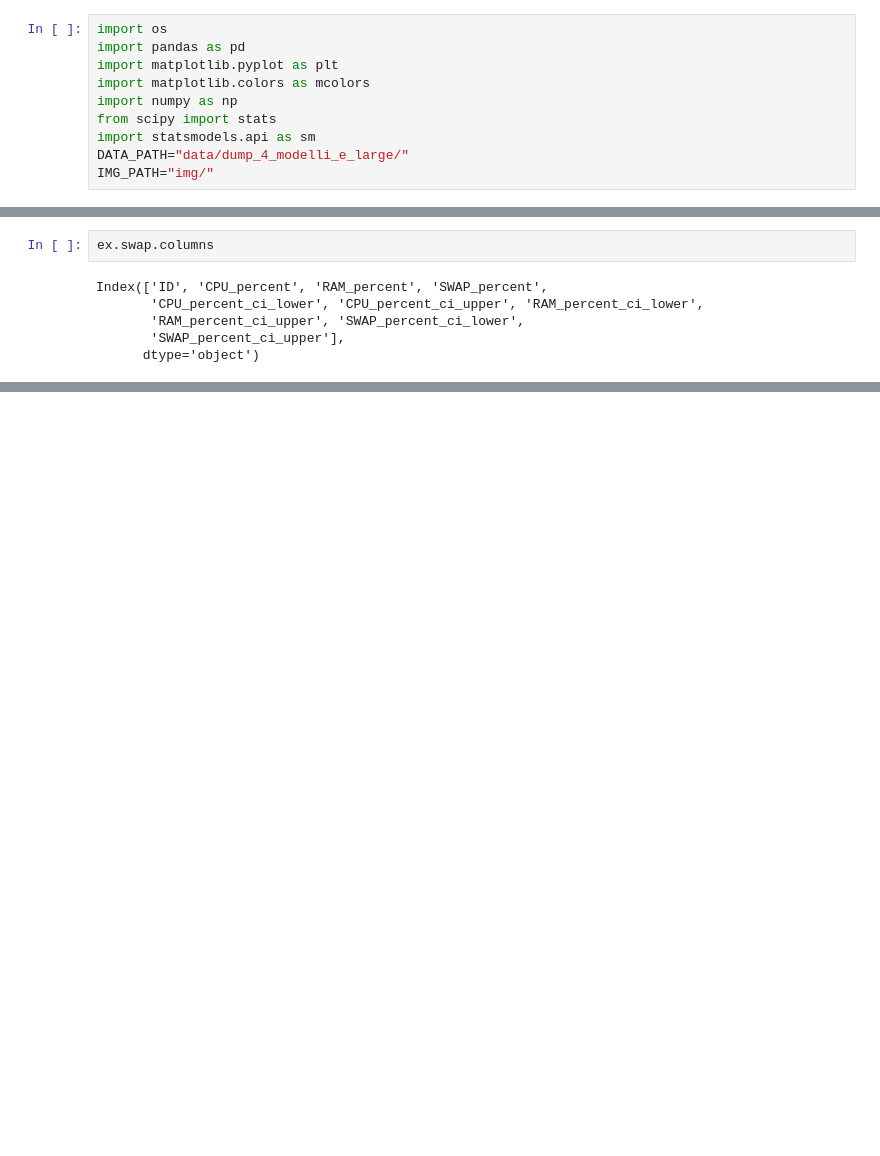
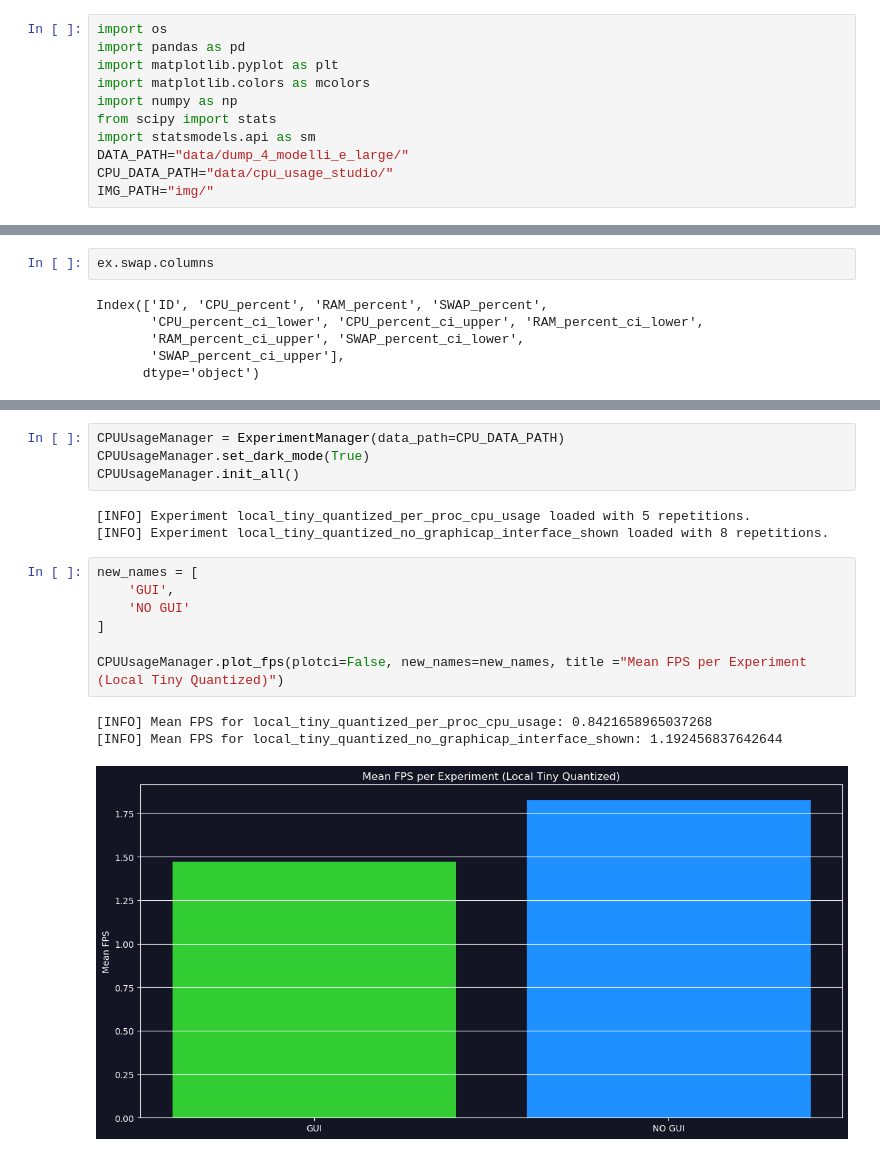
Before and after one commit to Dimerin/AutoDoctor, a Jupyter notebook: Prototype/analysis/analysis.ipynb, the cells around one changed output, grey strips where cells are left out. Cells and saved outputs as stored; diff of their text form; blank space fills up the shorter version.

```diff
--- a/Prototype/analysis/analysis.ipynb
+++ b/Prototype/analysis/analysis.ipynb
@@ -7,6 +7,7 @@ import numpy as np
 from scipy import stats
 import statsmodels.api as sm
 DATA_PATH="data/dump_4_modelli_e_large/"
+CPU_DATA_PATH="data/cpu_usage_studio/"
 IMG_PATH="img/"
 # %%
 
@@ -440,0 +589,18 @@ ExManager.plot_hp(ex.fps['FPS'], df_t=10, title_prefix="Remote Tiny Quantized")
+# %%
+CPUUsageManager = ExperimentManager(data_path=CPU_DATA_PATH)
+CPUUsageManager.set_dark_mode(True)
+CPUUsageManager.init_all()
+# %% [output]
+[INFO] Experiment local_tiny_quantized_per_proc_cpu_usage loaded with 5 repetitions.
+[INFO] Experiment local_tiny_quantized_no_graphicap_interface_shown loaded with 8 repetitions.
+# %%
+new_names = [
+    'GUI',
+    'NO GUI'
+]
+
+CPUUsageManager.plot_fps(plotci=False, new_names=new_names, title ="Mean FPS per Experiment (Local Tiny Quantized)")
+# %% [output]
+[INFO] Mean FPS for local_tiny_quantized_per_proc_cpu_usage: 0.8421658965037268
+[INFO] Mean FPS for local_tiny_quantized_no_graphicap_interface_shown: 1.192456837642644
+[figure, added]
```
Also changed, not shown: parts of 10 cells of this notebook.
